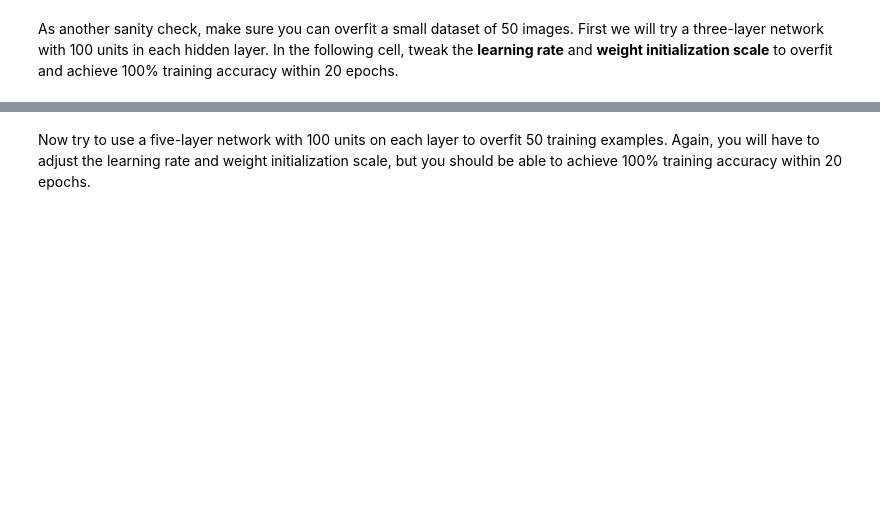
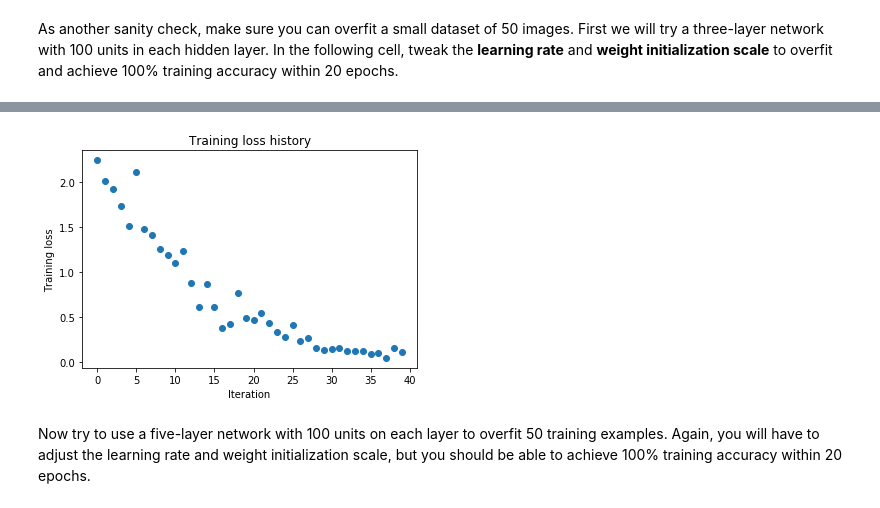
Before and after one commit to ebimor/cs231n_hw, a Jupyter notebook: assignment2/FullyConnectedNets.ipynb, the cells around one changed output, grey strips where cells are left out. Saved outputs shown, nothing was run; the diff lists cells and outputs as text; code cells hidden in the pictures; blank space fills up the shorter version.

```diff
--- a/assignment2/FullyConnectedNets.ipynb
+++ b/assignment2/FullyConnectedNets.ipynb
@@ -433,9 +450,9 @@ small_data = {
   'X_val': data['X_val'],
   'y_val': data['y_val'],
 }
-
+np.random.seed(1)
 weight_scale = 1e-2   # Experiment with this!
-learning_rate = 1e-4  # Experiment with this!
+learning_rate = 5e-3  # Experiment with this!
 model = FullyConnectedNet([100, 100],
               weight_scale=weight_scale, dtype=np.float64)
 solver = Solver(model, small_data,
@@ -452,3 +469,4 @@ plt.title('Training loss history')
 plt.xlabel('Iteration')
 plt.ylabel('Training loss')
 plt.show()
+# %% [output]
@@ -455,3 +490,4 @@ plt.show()
+[figure, added]
 # %% [markdown]
 Now try to use a five-layer network with 100 units on each layer to overfit 50 training examples. Again, you will have to adjust the learning rate and weight initialization scale, but you should be able to achieve 100% training accuracy within 20 epochs.
 # %%
```
Also changed, not shown: parts of 6 cells of this notebook, 1 other file.
